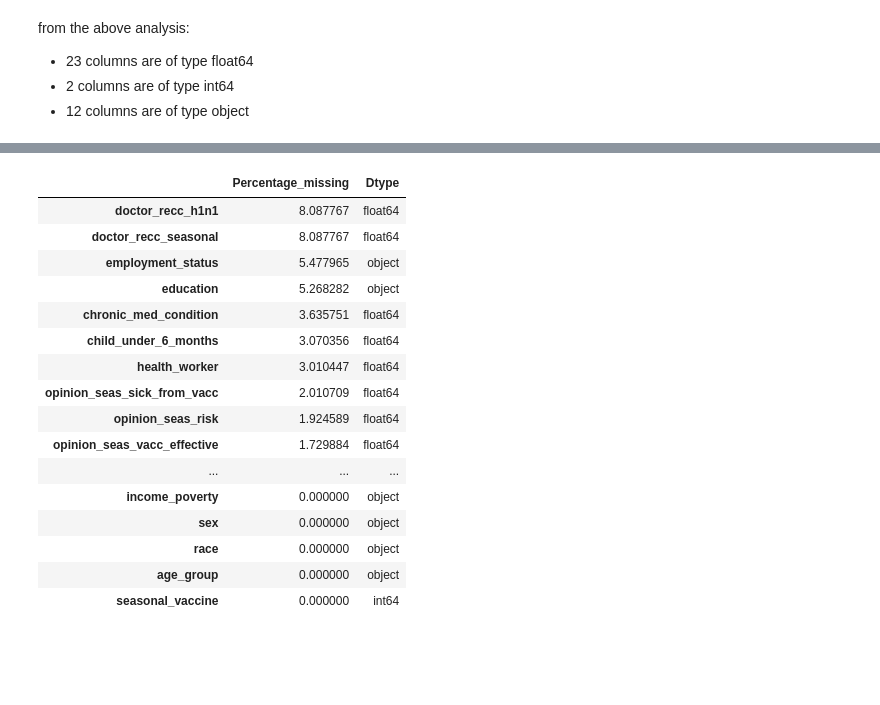
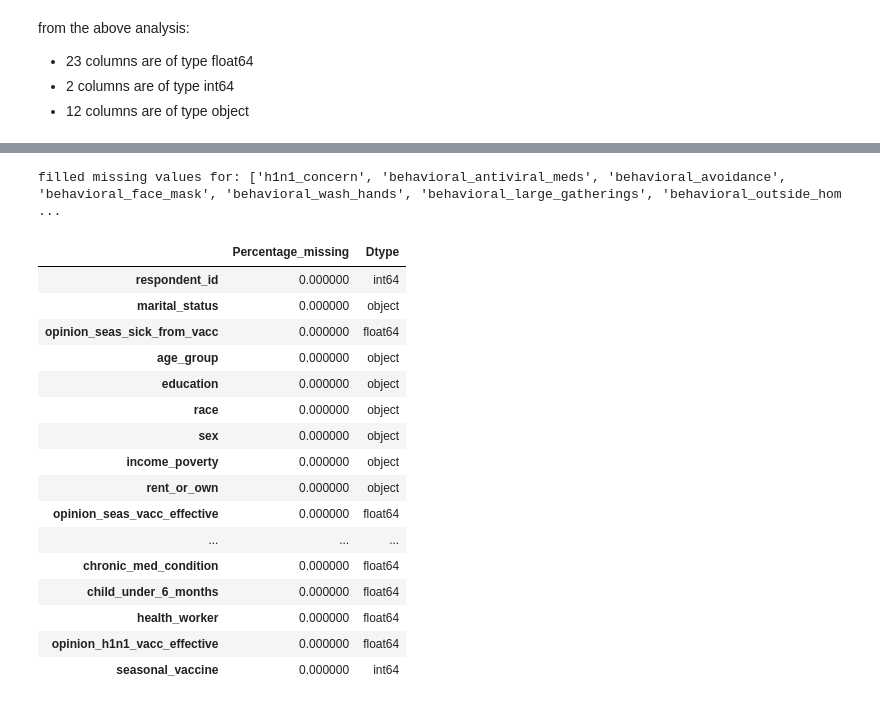
Before and after one commit to sharonkipruto-code/Phase3_project, a Jupyter notebook: flu_index.ipynb, the cells around one changed output, grey strips where cells are left out. Cells and saved outputs as stored; diff of their text form; code cells hidden in the pictures; blank space fills up the shorter version.

```diff
--- a/flu_index.ipynb
+++ b/flu_index.ipynb
@@ -165,6 +167,11 @@ Columns like `income_poverty`, `rent_or_own` and `marital_status` have a moderat
 # %%
 #fill in missing values with 'Unknown' for categorical columns
-df['income_poverty'] = df['income_poverty'].fillna('Unknown')
-df['rent_or_own'] = df['rent_or_own'].fillna('Unknown')
-df['marital_status'] = df['marital_status'].fillna('Unknown')
+cat_cols=['income_poverty', 'rent_or_own', 'marital_status', 'employment_status','education']
+for col in cat_cols:
+    df[col] = df[col].fillna('Unknown')
+
+# df['income_poverty'] = df['income_poverty'].fillna('Unknown')
+# df['rent_or_own'] = df['rent_or_own'].fillna('Unknown')
+# df['marital_status'] = df['marital_status'].fillna('Unknown')
+# df['employment_status'] = df['employment_status'].fillna('Unknown')
 # %% [markdown]
@@ -172,4 +203,5 @@ For columns like `h1n1_knowledge` or `opinion_seas_risk` the missingness is very
 # %%
 # #impute with the mode for columns with low missingness
-# low_missing_cols = ['h1n1_knowledge', 'opinion_seas_risk', 'opinion_h1n1_risk',
-#                     'opinion_h1n1_vacc_effective',
+low_missing_cols = ['h1n1_knowledge', 'opinion_seas_risk', 'opinion_h1n1_risk','doctor_recc_h1n1','doctor_recc_seasonal']
+for cols in low_missing_cols:
+    df[cols]=df[cols].fillna(df[cols].mode()[0])
@@ -176,21 +214,30 @@ For columns like `h1n1_knowledge` or `opinion_seas_risk` the missingness is very
+# %%
+num_cols = df.select_dtypes(include=['number']).columns[df.select_dtypes(include=['number']).isna().any()]
+
+for col in num_cols:
+    df[col] = df[col].fillna(df[col].mode()[0])
+
+print(f'filled missing values for: {list(num_cols)}')
+# %% [output]
+filled missing values for: ['h1n1_concern', 'behavioral_antiviral_meds', 'behavioral_avoidance', 'behavioral_face_mask', 'behavioral_wash_hands', 'behavioral_large_gatherings', 'behavioral_outside_hom ...
 # %%
 #recheck missing values
-(df.isna().mean() * 100).sort_values(ascending=False).to_frame(name='Percentage_missing').assign(Dtype=df.dtypes)
+(df.isna().mean() * 100).sort_values(ascending=False).to_frame(name='Percentage_missing').assign(Dtype=df.dtypes).style.bar(subset=['Percentage_missing'], color="#67eef0")
 # %% [output]
 |  | Percentage_missing | Dtype |
-| doctor_recc_h1n1 | 8.087767 | float64 |
-| doctor_recc_seasonal | 8.087767 | float64 |
-| employment_status | 5.477965 | object |
-| education | 5.268282 | object |
-| chronic_med_condition | 3.635751 | float64 |
-| child_under_6_months | 3.070356 | float64 |
-| health_worker | 3.010447 | float64 |
-| opinion_seas_sick_from_vacc | 2.010709 | float64 |
-| opinion_seas_risk | 1.924589 | float64 |
-| opinion_seas_vacc_effective | 1.729884 | float64 |
+| respondent_id | 0.000000 | int64 |
+| marital_status | 0.000000 | object |
+| opinion_seas_sick_from_vacc | 0.000000 | float64 |
+| age_group | 0.000000 | object |
+| education | 0.000000 | object |
+| race | 0.000000 | object |
+| sex | 0.000000 | object |
+| income_poverty | 0.000000 | object |
+| rent_or_own | 0.000000 | object |
+| opinion_seas_vacc_effective | 0.000000 | float64 |
 | ... | ... | ... |
-| income_poverty | 0.000000 | object |
-| sex | 0.000000 | object |
-| race | 0.000000 | object |
-| age_group | 0.000000 | object |
+| chronic_med_condition | 0.000000 | float64 |
+| child_under_6_months | 0.000000 | float64 |
+| health_worker | 0.000000 | float64 |
+| opinion_h1n1_vacc_effective | 0.000000 | float64 |
 | seasonal_vaccine | 0.000000 | int64 |
```
Also changed, not shown: parts of 9 cells of this notebook.
